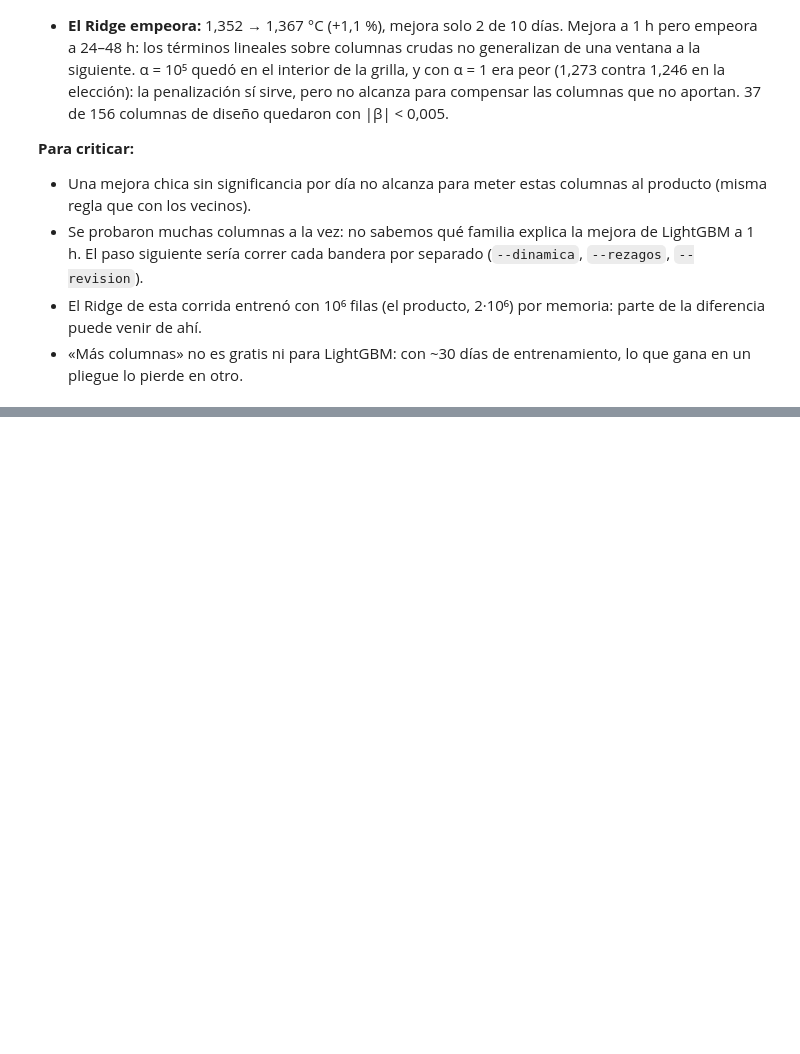
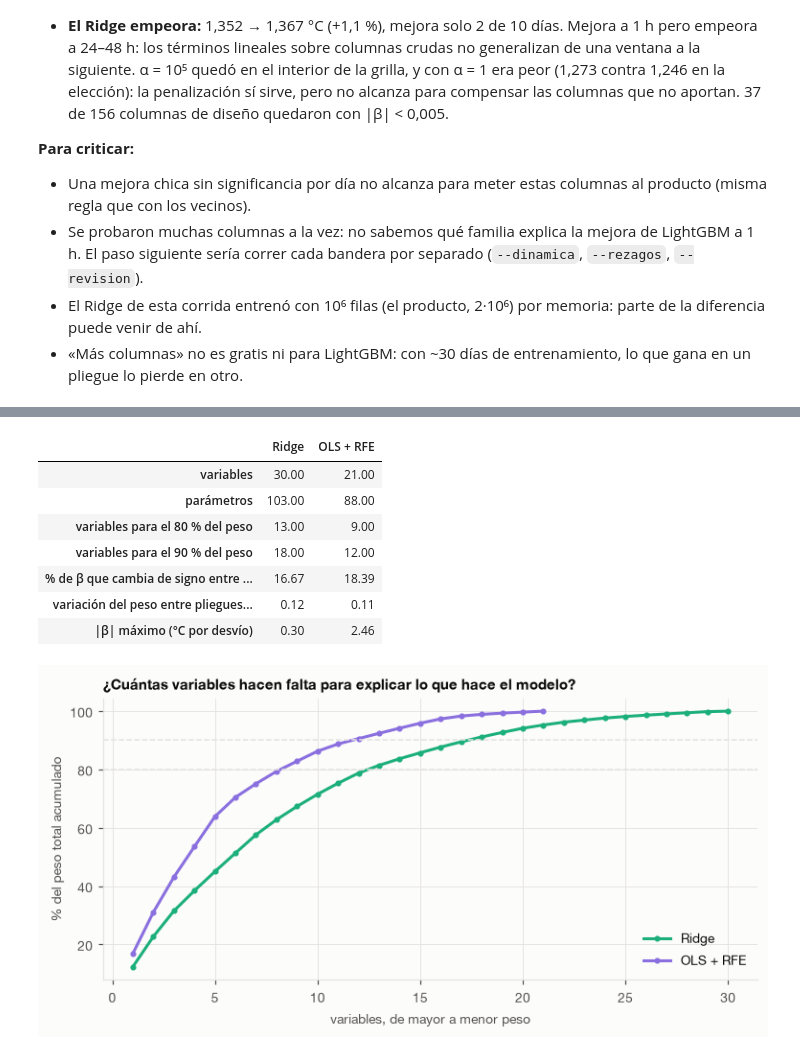
Before and after one commit to matiasbacalhau/TallerDeDatos, a Jupyter notebook: TP3/notebooks/comparacion_modelos.ipynb, the cells around one changed output, grey strips where cells are left out. Saved outputs shown, nothing was run; the diff lists cells and outputs as text; code cells hidden in the pictures; blank space fills up the shorter version.

```diff
--- a/TP3/notebooks/comparacion_modelos.ipynb
+++ b/TP3/notebooks/comparacion_modelos.ipynb
@@ -700,0 +717,19 @@ las 10 columnas con más ganancia en --todas (%):
+# %%
+RFE_DIR = RAIZ / "salidas" / "rfe"
+COLOR["ols_rfe"], NOMBRE["ols_rfe"] = "#8a6fdf", "OLS + RFE"
+R_rfe = pd.read_csv(RFE_DIR / "por_pliegue.csv")
+R_lin = pd.read_csv(RES / "interpretable_por_pliegue.csv")
+R_gbm = pd.read_csv(RES / "lgbm_por_pliegue.csv")
+assert sorted(R_rfe.pliegue.unique()) == sorted(R_lin.pliegue.unique()) == sorted(R_gbm.pliegue.unique())
+
+def mae_h(df, modelo, seg):
+    x = df[(df.segmento == seg) & (df.modelo == modelo)].astype({"horizonte": str})
+    return x.groupby("horizonte").apply(lambda g: np.average(g.MAE, weights=g.n), include_groups=False)
+
+H = ["todos", "1", "3", "6", "12", "24", "48"]
+for seg in ("todas", "completa", "incompleta"):
+    T15 = pd.DataFrame({NOMBRE["B0"]: mae_h(R_rfe, "B0", seg), NOMBRE["B2"]: mae_h(R_rfe, "B2", seg),
+                        NOMBRE["lineal"]: mae_h(R_lin, "lineal", seg), NOMBRE["ols_rfe"]: mae_h(R_rfe, "ols_rfe", seg),
+                        NOMBRE["lgbm"]: mae_h(R_gbm, "lgbm", seg)}).reindex(H)
+    print(f"MAE (°C) en los pliegues de reporte {sorted(int(p) for p in R_rfe.pliegue.unique())}, días con historia {seg}")
+    display(T15.style.format("{:.3f}"))
@@ -700,0 +899,41 @@ las 10 columnas con más ganancia en --todas (%):
+# %%
+def resumen_explicable(pesos_por_pliegue, coefs):
+    w = pesos_por_pliegue.mean(axis=1).sort_values(ascending=False)
+    acum = w.cumsum() / w.sum()
+    cv = (pesos_por_pliegue.std(axis=1, ddof=0) / pesos_por_pliegue.mean(axis=1)).median()
+    activos = coefs[(coefs != 0).any(axis=1)]
+    return {"variables": len(w), "parámetros": len(activos) + 1,
+            "variables para el 80 % del peso": int((acum < 0.8).sum() + 1),
+            "variables para el 90 % del peso": int((acum < 0.9).sum() + 1),
+            "% de β que cambia de signo entre pliegues": 100 * (np.sign(activos).nunique(axis=1) > 1).mean(),
+            "variación del peso entre pliegues (CV mediano)": cv,
+            "|β| máximo (°C por desvío)": float(activos.abs().max().max())}
+
+PR = pd.read_csv(RFE_DIR / "pesos_ridge.csv").pivot(index="variable", columns="pliegue", values="peso_C")
+BL = pd.read_csv(RES / "interpretable_coeficientes.csv", index_col=0)
+PO = CR.groupby("variable")[[c for c in CR.columns if c.startswith("peso_pliegue_")]].first()
+PO = PO[PO.index.isin(ELEG["variables"])]
+BO = CR[[c for c in CR.columns if c.startswith("pliegue_")]]
+EXP = pd.DataFrame({"Ridge": resumen_explicable(PR, BL), "OLS + RFE": resumen_explicable(PO, BO)})
+display(EXP.style.format("{:.2f}"))
+
+fig, ax = plt.subplots(figsize=(7, 3.6))
+for m, P_, c in (("Ridge", PR, COLOR["lineal"]), ("OLS + RFE", PO, COLOR["ols_rfe"])):
+    w = P_.mean(axis=1).sort_values(ascending=False)
+    ax.plot(np.arange(1, len(w) + 1), 100 * w.cumsum() / w.sum(), marker="o", ms=3, color=c, label=m)
+for p in (80, 90):
+    ax.axhline(p, color=GRILLA, lw=1, ls="--")
+ax.set(xlabel="variables, de mayor a menor peso", ylabel="% del peso total acumulado",
+       title="¿Cuántas variables hacen falta para explicar lo que hace el modelo?")
+ax.legend(loc="lower right")
+plt.tight_layout(); plt.show()
+# %% [output]
+|  | Ridge | OLS + RFE |
+| variables | 30.00 | 21.00 |
+| parámetros | 103.00 | 88.00 |
+| variables para el 80 % del peso | 13.00 | 9.00 |
+| variables para el 90 % del peso | 18.00 | 12.00 |
+| % de β que cambia de signo entre ... | 16.67 | 18.39 |
+| variación del peso entre pliegues... | 0.12 | 0.11 |
+| |β| máximo (°C por desvío) | 0.30 | 2.46 |
+[figure, added]
```
Also changed, not shown: parts of 13 cells of this notebook, 2 other files.
